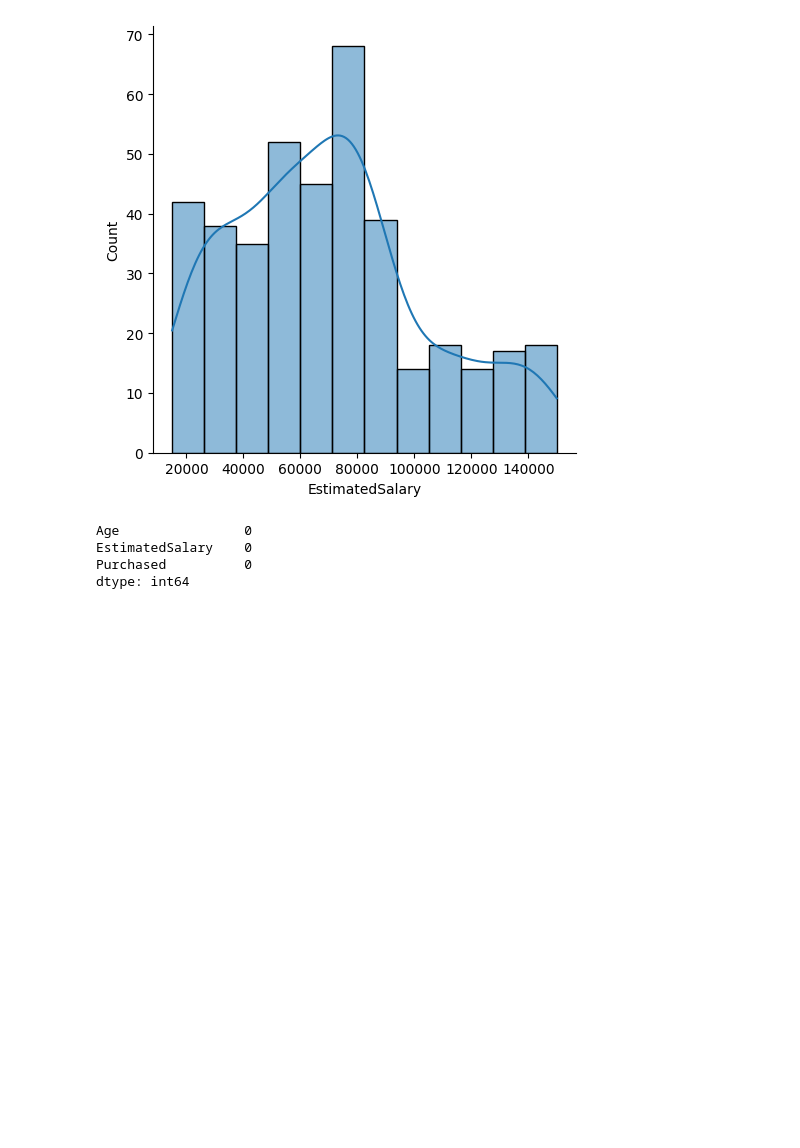
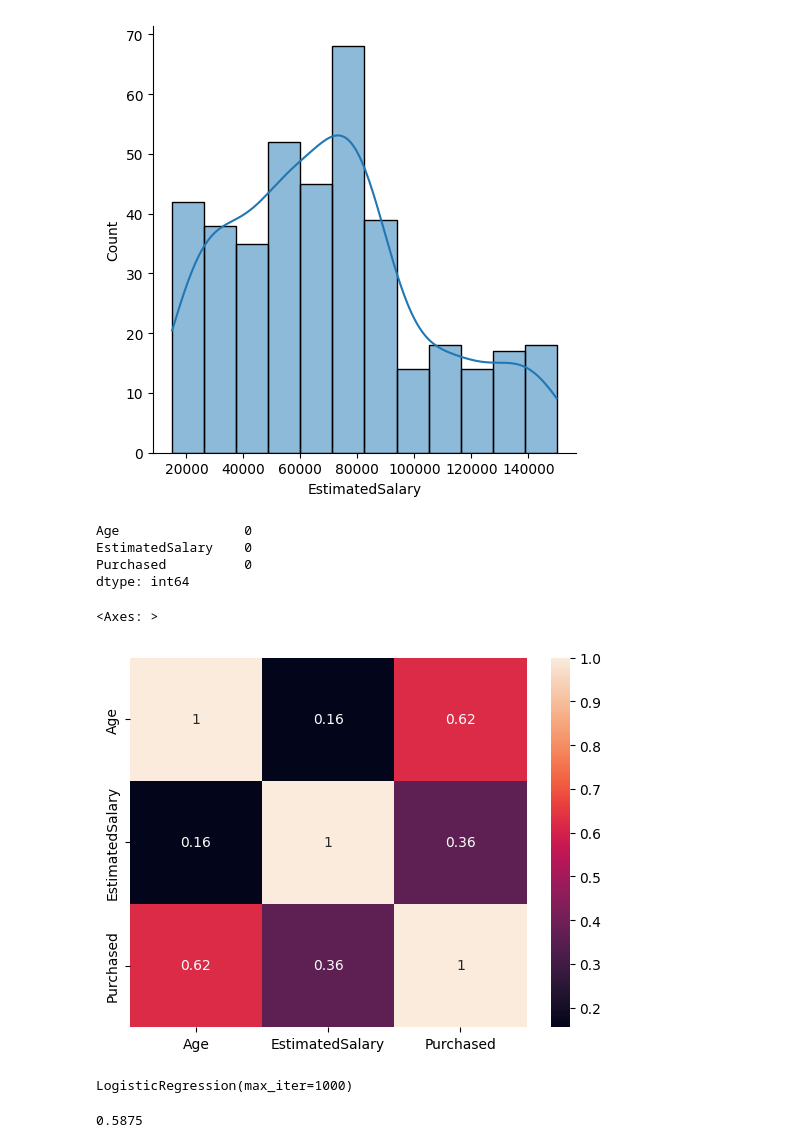
Before and after one commit to mechihallberg/2024UCALCD001, a Jupyter notebook: SocialMediaConsumerBehavior.ipynb, the cells around one changed output. Saved outputs shown, nothing was run; the diff lists cells and outputs as text; code cells hidden in the pictures; blank space fills up the shorter version.

```diff
--- a/SocialMediaConsumerBehavior.ipynb
+++ b/SocialMediaConsumerBehavior.ipynb
@@ -62,3 +67,8 @@ Age                0
 EstimatedSalary    0
 Purchased          0
 dtype: int64
+# %%
+sb.heatmap(datos.corr(), annot=True)
+# %% [output]
+<Axes: >
+[figure, added]
@@ -64,0 +81,5 @@ dtype: int64
+# %%
+modelo = LogisticRegression(max_iter=1000)
+modelo.fit(X_ent, Y_ent)
+# %% [output]
+LogisticRegression(max_iter=1000)
@@ -64,0 +88,4 @@ dtype: int64
+# %%
+accuracy_score(Y_pru, predicciones)
+# %% [output]
+0.5875
```
Also changed, not shown: parts of 7 cells of this notebook.
